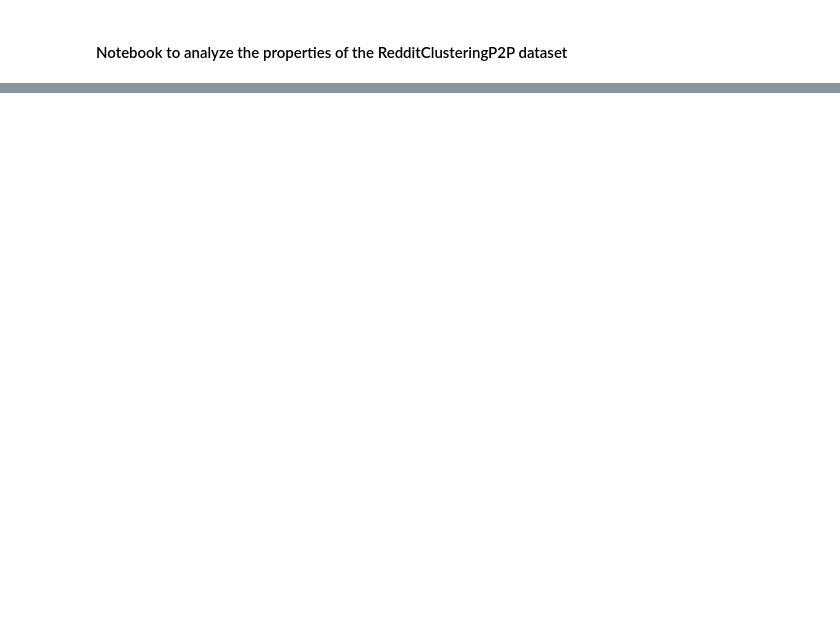
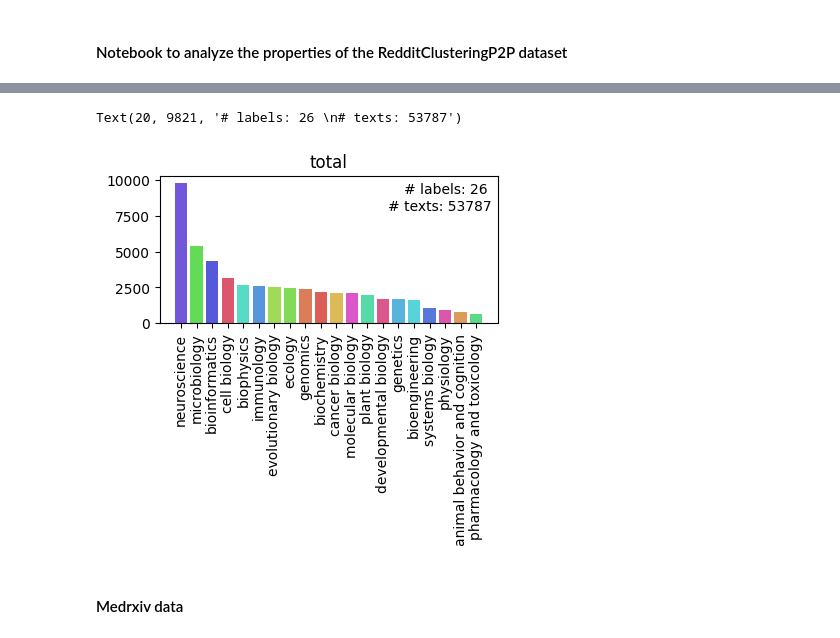
Before and after one commit to LenaHolzwarth/text_embedding, a Jupyter notebook: notebooks/reddit.ipynb, the cells around one changed output, grey strips where cells are left out. Saved outputs shown, nothing was run; the diff lists cells and outputs as text; code cells hidden in the pictures; blank space fills up the shorter version.

```diff
--- a/notebooks/reddit.ipynb
+++ b/notebooks/reddit.ipynb
@@ -37,0 +74,6 @@ for split in reddit_data:
+# %%
+arxiv_all_labels = [x for split in arxiv_data for x in split["labels"]]
+unique_labels = list(set(arxiv_all_labels))
+# %%
+colors = sns.color_palette("hls", len(unique_labels))
+color_dict = dict(zip(unique_labels, colors))
@@ -37,0 +127,28 @@ for split in reddit_data:
+# %%
+#### Biorxiv data
+biorxiv_all_labels = [split["labels"] for split in biorxiv_data]
+unique_labels = list(set(biorxiv_all_labels))
+# %%
+colors = sns.color_palette("hls", len(unique_labels))
+color_dict = dict(zip(unique_labels, colors))
+# %%
+fig, ax = plt.subplots(ncols=1, nrows=1, figsize=(4,4), layout="constrained")
+
+label_counts = Counter(biorxiv_all_labels)
+n_labels = len(label_counts)
+n_texts = len(biorxiv_all_labels)
+topk = label_counts.most_common(20)
+labels = [label for label, _ in topk]
+counts = [count for _, count in topk]
+colors = [color_dict[label] for label in labels]
+
+ax.bar(labels, counts, color=colors)
+ax.tick_params(axis='x', rotation=90)
+ax.set_title(label=f"total")
+ax.text(len(topk),counts[0], f"# labels: {n_labels} \n# texts: {n_texts}",
+            horizontalalignment = "right", verticalalignment = "top")
+# %% [output]
+Text(20, 9821, '# labels: 26 \n# texts: 53787')
+[figure, added]
+# %% [markdown]
+#### Medrxiv data
```
Also changed, not shown: parts of 16 cells of this notebook, 1 other file.
